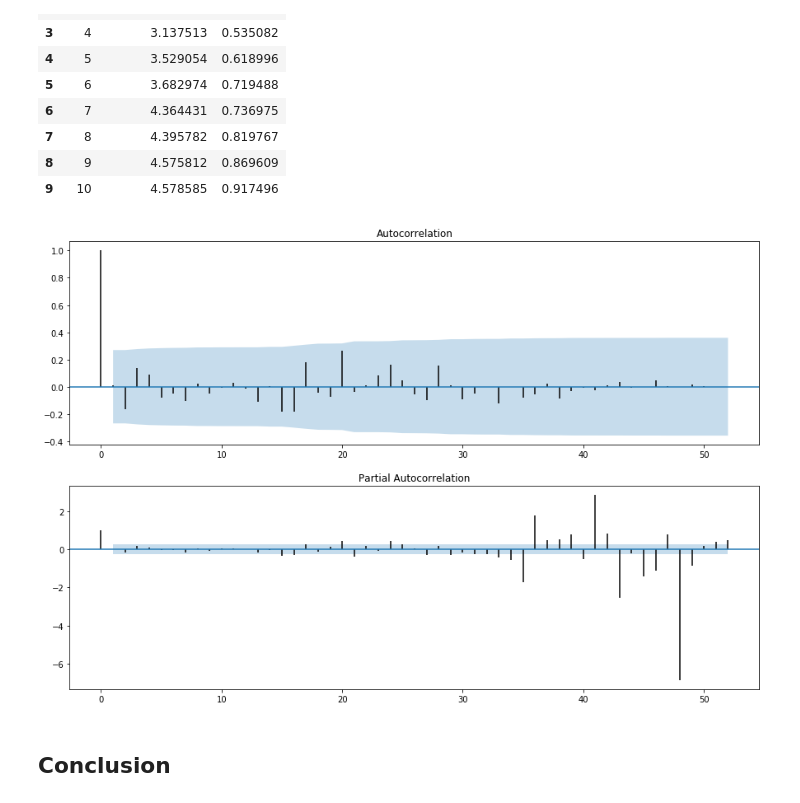
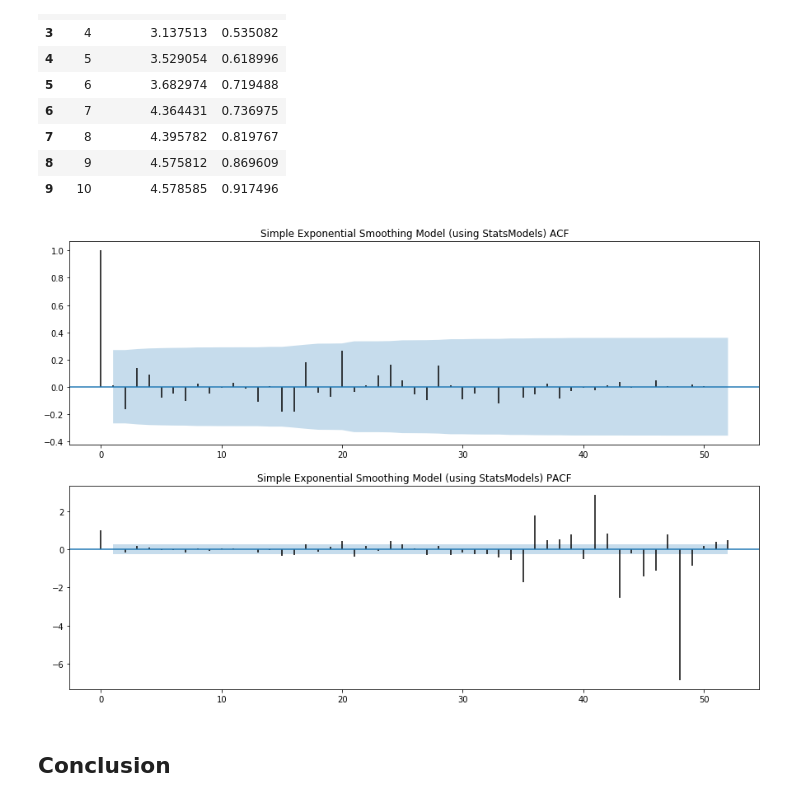
Before and after one commit to tkokkeng/KE5108-TVChannelRatings, a Jupyter notebook: movingAverage.ipynb, the cells around one changed output. Saved outputs shown, nothing was run; the diff lists cells and outputs as text; code cells hidden in the pictures.

```diff
--- a/movingAverage.ipynb
+++ b/movingAverage.ipynb
@@ -715,12 +715,12 @@ lb_df
 # %%
 plt.figure(figsize=(15, 10))
 ax = plt.subplot(211)
-acf = plot_acf(residuals, ax, marker=None)
+acf = plot_acf(residuals, ax, title='Simple Exponential Smoothing Model (using StatsModels) ACF', marker=None)
 ax = plt.subplot(212)
-pacf = plot_pacf(residuals, ax, marker=None)
+pacf = plot_pacf(residuals, ax, title='Simple Exponential Smoothing Model (using StatsModels) PACF', marker=None)
 plt.show()
 # %% [output]
-[figure, old version]
+[figure, new version]
 # %% [markdown]
 ## Conclusion
 # %%
```
Also changed, not shown: parts of 3 cells of this notebook.
